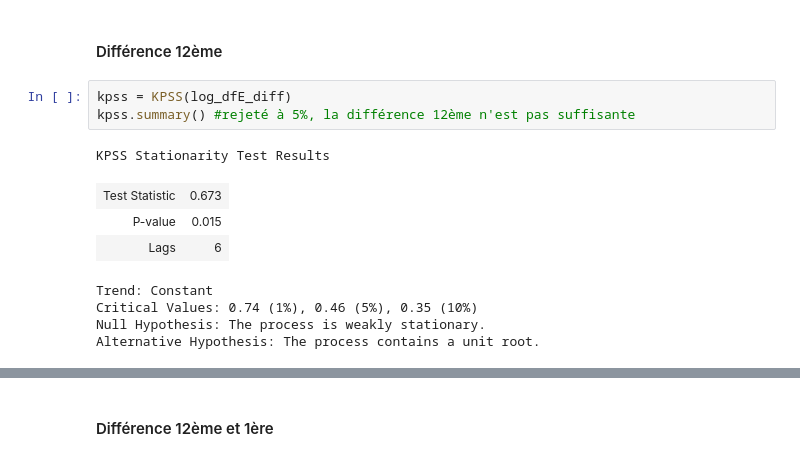
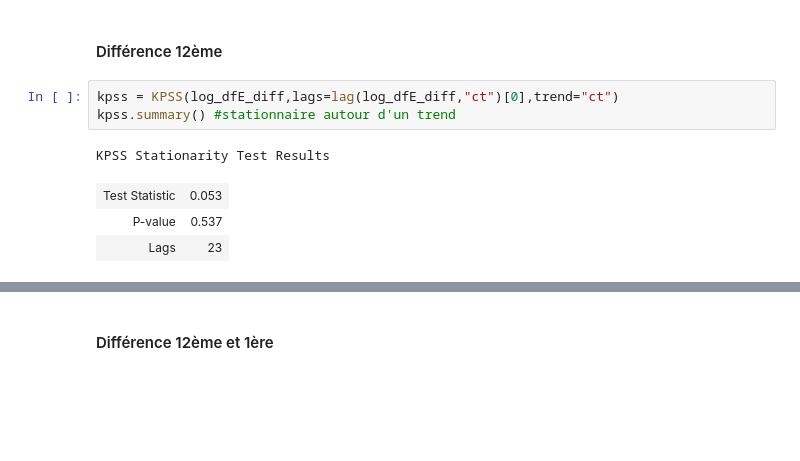
Before and after one commit to DimSum2k20/TimeSeries, a Jupyter notebook: partie1_etude_transform_serie.ipynb, the cells around one changed output, grey strips where cells are left out. Drawn from its saved outputs; the diff is of its cells as text; blank space fills up the shorter version.

```diff
--- a/partie1_etude_transform_serie.ipynb
+++ b/partie1_etude_transform_serie.ipynb
@@ -548,18 +667,14 @@ lags                &   9.000000 \\
 \end{tabular}
 # %% [markdown]
 #### Différence 12ème
-# %%
-kpss = KPSS(log_dfE_diff)
-kpss.summary() #rejeté à 5%, la différence 12ème n'est pas suffisante
-# %% [output]
-KPSS Stationarity Test Results
-| Test Statistic | 0.673 |
-| P-value | 0.015 |
-| Lags | 6 |
-Trend: Constant
-Critical Values: 0.74 (1%), 0.46 (5%), 0.35 (10%)
-Null Hypothesis: The process is weakly stationary.
-Alternative Hypothesis: The process contains a unit root.
+# %%
+kpss = KPSS(log_dfE_diff,lags=lag(log_dfE_diff,"ct")[0],trend="ct")
+kpss.summary() #stationnaire autour d'un trend
+# %% [output]
+KPSS Stationarity Test Results
+| Test Statistic | 0.053 |
+| P-value | 0.537 |
+| Lags | 23 |
 # %%
 dfkpss = pd.DataFrame({"KPSS Test":[kpss.critical_values['1%'],kpss.stat,kpss.pvalue,kpss.lags]},
              index = ["critical value (1%)","Test Statistic", "p value","lags"] )
```
Also changed, not shown: parts of 31 cells of this notebook, 1 other file.
